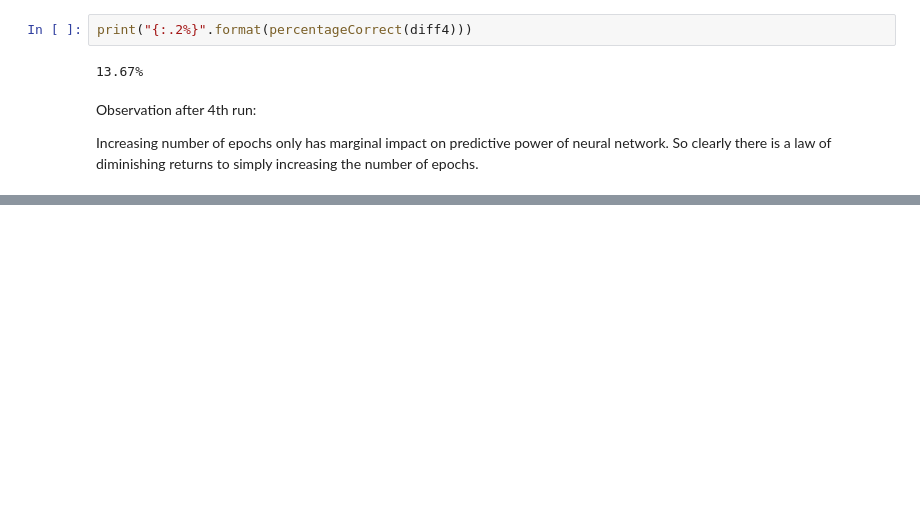
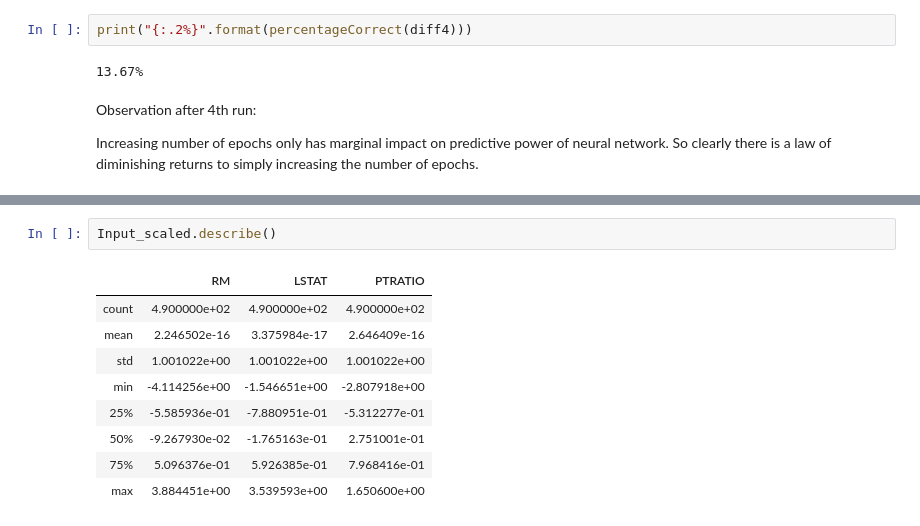
Before and after one commit to davesheils/machineLearningStatisticsProject2019, a Jupyter notebook: Project Notebook.ipynb, the cells around one changed output, grey strips where cells are left out. Saved outputs shown, nothing was run; the diff lists cells and outputs as text; blank space fills up the shorter version.

```diff
--- a/Project Notebook.ipynb
+++ b/Project Notebook.ipynb
@@ -1014,0 +1036,12 @@ print("{:.2%}".format(percentageCorrect(diff5)))
+# %%
+Input_scaled.describe()
+# %% [output]
+|  | RM | LSTAT | PTRATIO |
+| count | 4.900000e+02 | 4.900000e+02 | 4.900000e+02 |
+| mean | 2.246502e-16 | 3.375984e-17 | 2.646409e-16 |
+| std | 1.001022e+00 | 1.001022e+00 | 1.001022e+00 |
+| min | -4.114256e+00 | -1.546651e+00 | -2.807918e+00 |
+| 25% | -5.585936e-01 | -7.880951e-01 | -5.312277e-01 |
+| 50% | -9.267930e-02 | -1.765163e-01 | 2.751001e-01 |
+| 75% | 5.096376e-01 | 5.926385e-01 | 7.968416e-01 |
+| max | 3.884451e+00 | 3.539593e+00 | 1.650600e+00 |
```
Also changed, not shown: parts of 38 cells of this notebook.
